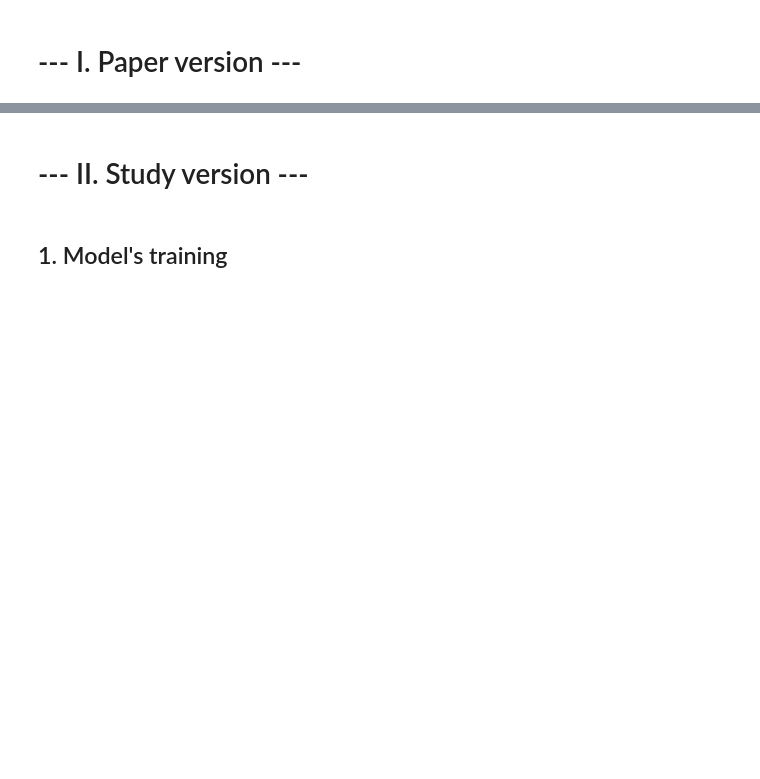
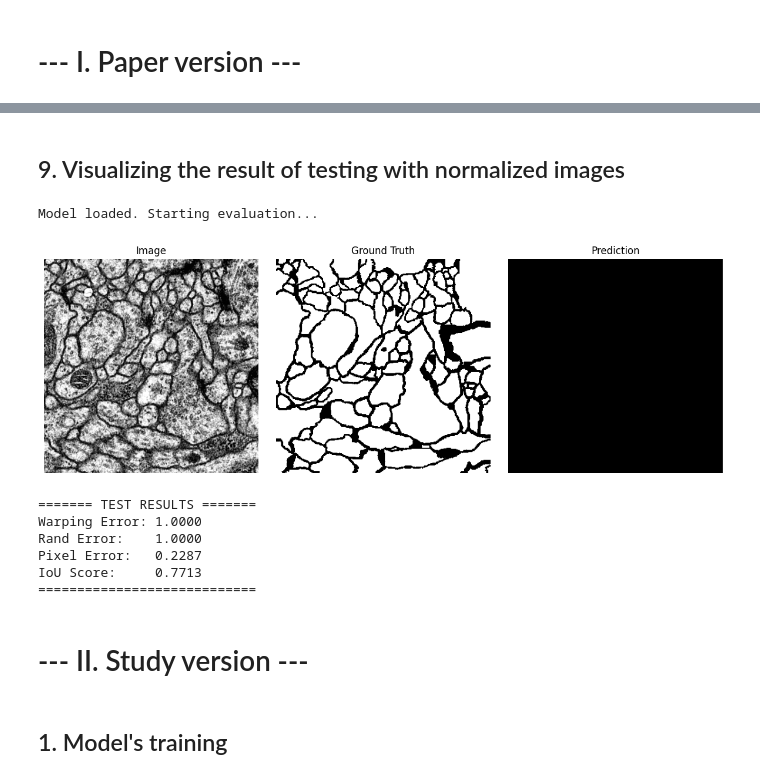
Before and after one commit to A0404/MLA_UNet, a Jupyter notebook: notebooks/notebook.ipynb, the cells around one changed output, grey strips where cells are left out. Drawn from its saved outputs; the diff is of its cells as text; code cells hidden in the pictures; blank space fills up the shorter version.

```diff
--- a/notebooks/notebook.ipynb
+++ b/notebooks/notebook.ipynb
@@ -117,3 +195,16 @@ IoU Score:     0.7713
+# %% [markdown]
+## 9. Visualizing the result of testing with normalized images
+# %%
+mean_warp_1, mean_rand_1, mean_pix_1, mean_iou_1 = test_model(model_dir, model_save_1, test_ds_1, device)
+# %% [output]
+Model loaded. Starting evaluation...
+[figure, added]
+======= TEST RESULTS =======
+Warping Error: 1.0000
+Rand Error:    1.0000
+Pixel Error:   0.2287
+IoU Score:     0.7713
+============================
 # %% [markdown]
 # --- II. Study version ---
 # %% [markdown]
```
Also changed, not shown: parts of 20 cells of this notebook, 7 other files.
